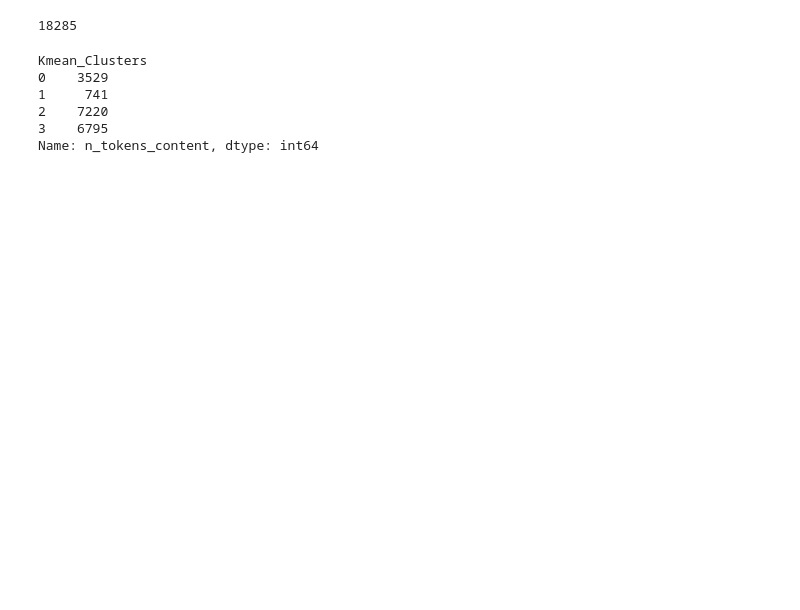
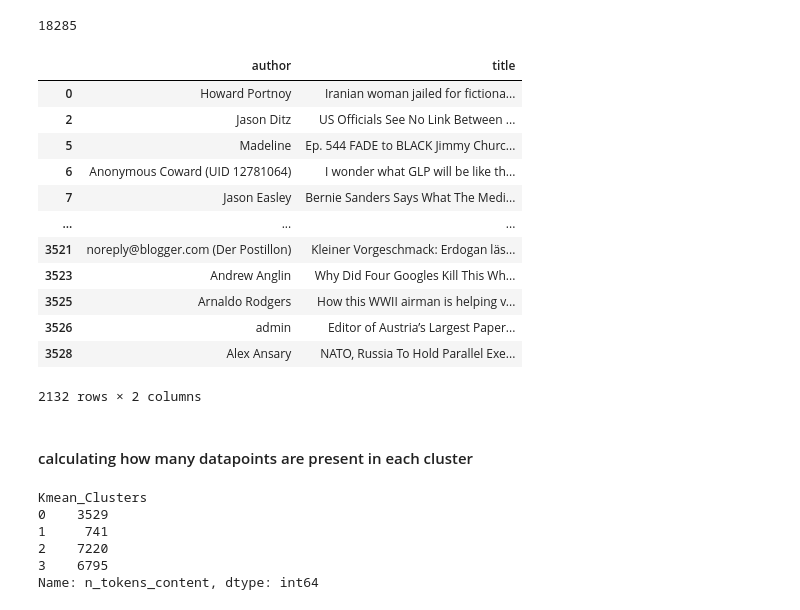
Before and after one commit to ihayet/EECS731_FakeNews_Project, a Jupyter notebook: notebooks/Kaggle_Featureextractions_clustering.ipynb, the cells around one changed output. Saved outputs shown, nothing was run; the diff lists cells and outputs as text; code cells hidden in the pictures; blank space fills up the shorter version.

```diff
--- a/notebooks/Kaggle_Featureextractions_clustering.ipynb
+++ b/notebooks/Kaggle_Featureextractions_clustering.ipynb
@@ -185,7 +187,24 @@ dataset_cluster=df_fakenews[kmeans.labels_==predicted_cluster.squeeze()]
 # %%
 dataset_cluster.reset_index(inplace=True)
 ind = np.where((dataset_cluster['label'] == 1))[0].tolist()
 dataset1 = dataset_cluster.loc[ind,['author','title']]
+dataset1
+# %% [output]
+|  | author | title |
+| 0 | Howard Portnoy | Iranian woman jailed for fictiona... |
+| 2 | Jason Ditz | US Officials See No Link Between ... |
+| 5 | Madeline | Ep. 544 FADE to BLACK Jimmy Churc... |
+| 6 | Anonymous Coward (UID 12781064) | I wonder what GLP will be like th... |
+| 7 | Jason Easley | Bernie Sanders Says What The Medi... |
+| ... | ... | ... |
+| 3521 | noreply@blogger.com (Der Postillon) | Kleiner Vorgeschmack: Erdogan läs... |
+| 3523 | Andrew Anglin | Why Did Four Googles Kill This Wh... |
+| 3525 | Arnaldo Rodgers | How this WWII airman is helping v... |
+| 3526 | admin | Editor of Austria’s Largest Paper... |
+| 3528 | Alex Ansary | NATO, Russia To Hold Parallel Exe... |
+2132 rows × 2 columns
+# %% [markdown]
+#### calculating how many datapoints are present in each cluster
 # %%
 df_metadata_cluster.groupby(['Kmean_Clusters'])['n_tokens_content'].count()
 # %% [output]
```
Also changed, not shown: parts of 10 cells of this notebook.
